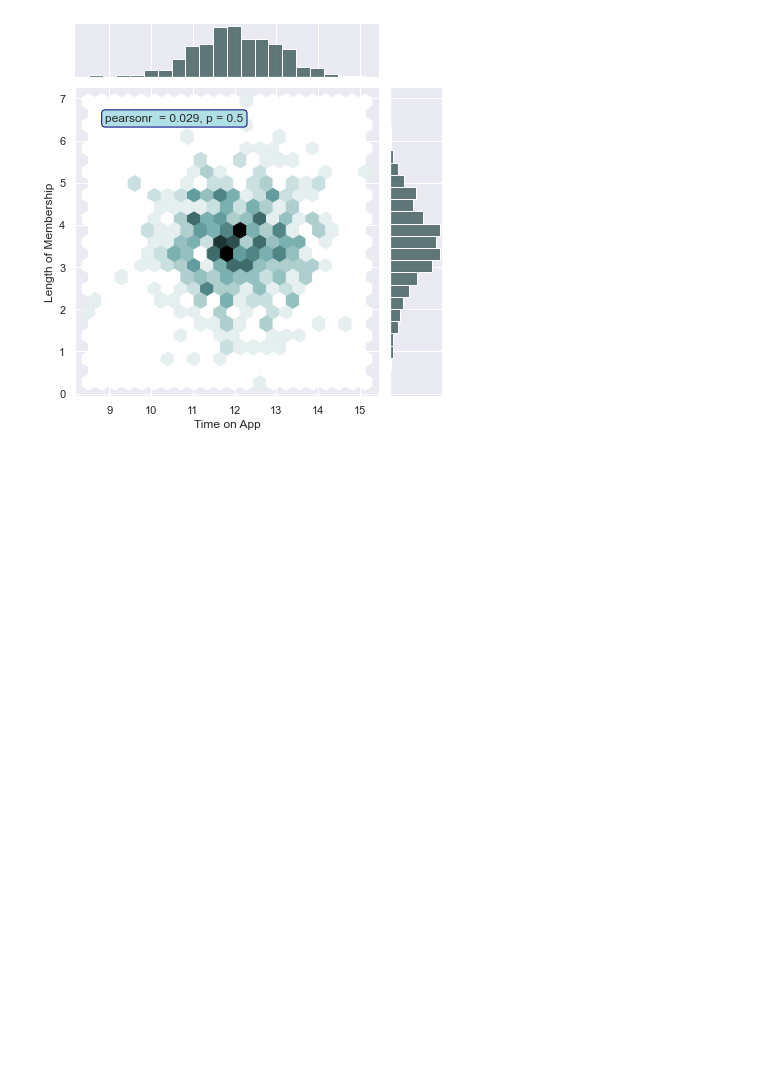
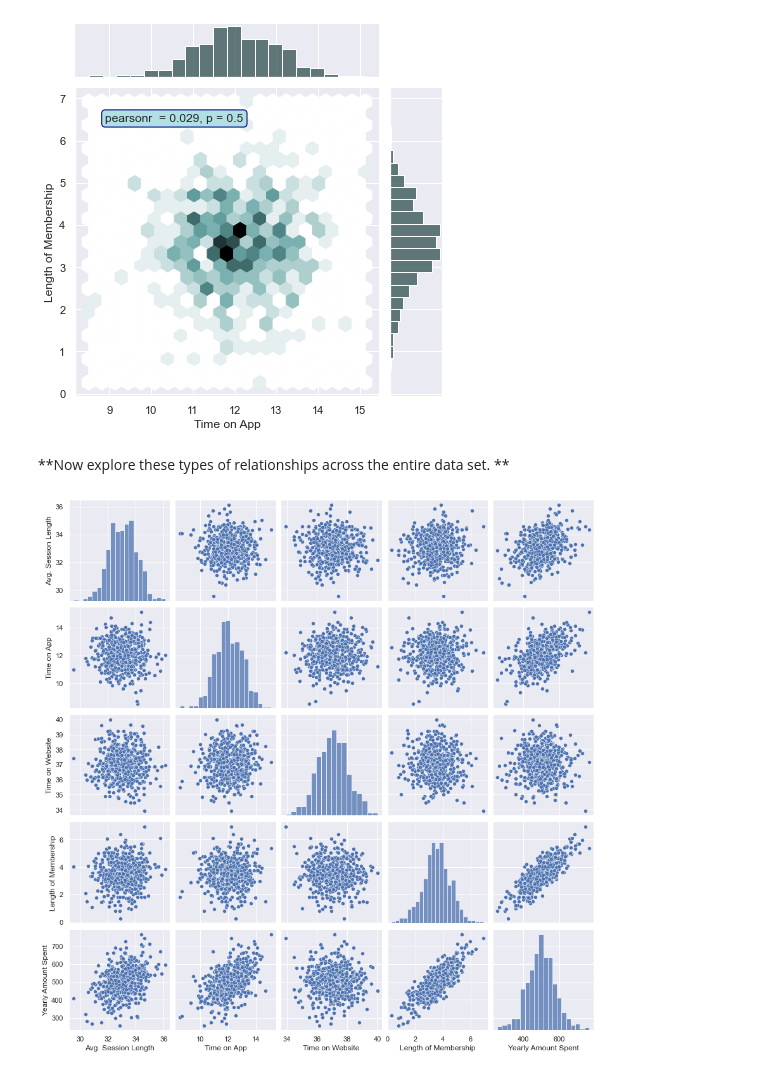
Before and after one commit to kevinprinsloo/My_Machine_Learning_Notebooks, a Jupyter notebook: Linear_Regression/Ecommerce_Linear_Regression_Project.ipynb, the cells around one changed output. Cells and saved outputs as stored; diff of their text form; code cells hidden in the pictures; blank space fills up the shorter version.

```diff
--- a/Linear_Regression/Ecommerce_Linear_Regression_Project.ipynb
+++ b/Linear_Regression/Ecommerce_Linear_Regression_Project.ipynb
@@ -127,3 +127,10 @@ g.ax_joint.annotate('pearsonr 'f' = {r:.3f}, p = {p:.1f}',
 # %% [output]
 Text(0.1, 0.9, 'pearsonr  = 0.029, p = 0.5')
 [figure]
+# %% [markdown]
+**Now explore these types of relationships across the entire data set. **
+# %%
+sns.set(style="darkgrid", color_codes=True)
+g = sns.pairplot(customers)
+# %% [output]
+[figure, added]
```
Also changed, not shown: parts of 2 cells of this notebook.
